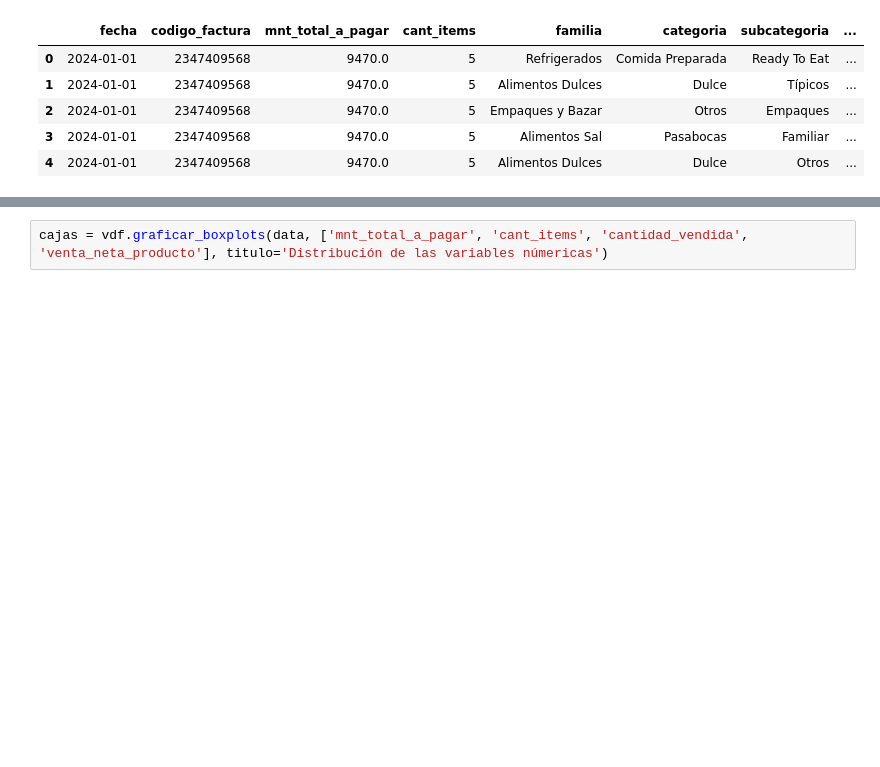
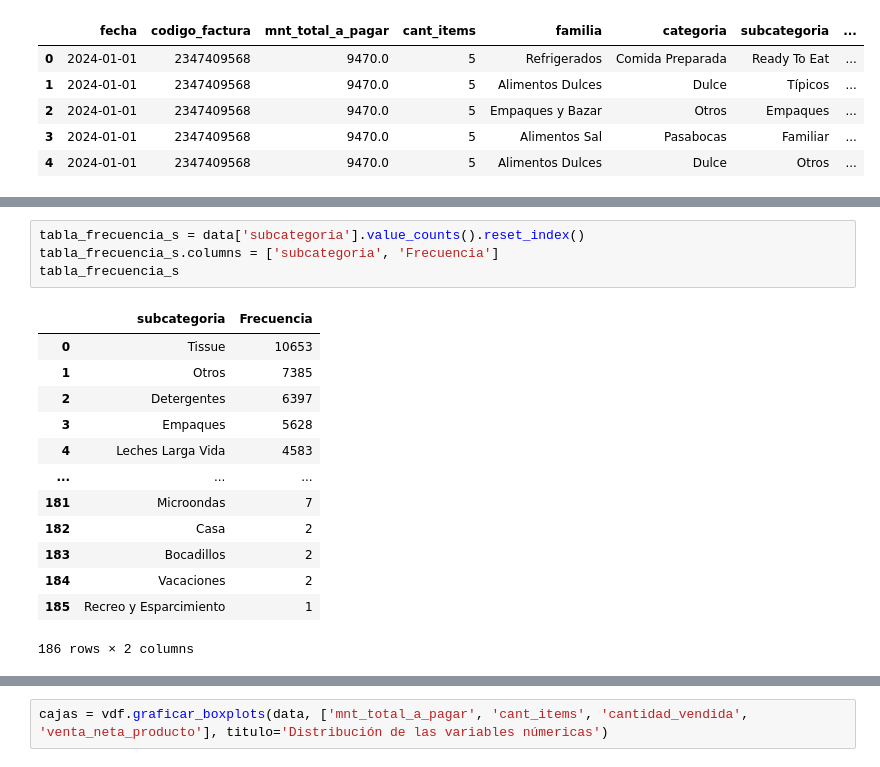
Before and after one commit to ZabakJL/ProyectoMiniMarket, a Jupyter notebook: notebooks/01_data_exploration.ipynb, the cells around one changed output, grey strips where cells are left out. Saved outputs shown, nothing was run; the diff lists cells and outputs as text; blank space fills up the shorter version.

```diff
--- a/notebooks/01_data_exploration.ipynb
+++ b/notebooks/01_data_exploration.ipynb
@@ -96,3 +136,21 @@ data.head(5)
+# %%
+tabla_frecuencia_s = data['subcategoria'].value_counts().reset_index()
+tabla_frecuencia_s.columns = ['subcategoria', 'Frecuencia']
+tabla_frecuencia_s
+# %% [output]
+|  | subcategoria | Frecuencia |
+| 0 | Tissue | 10653 |
+| 1 | Otros | 7385 |
+| 2 | Detergentes | 6397 |
+| 3 | Empaques | 5628 |
+| 4 | Leches Larga Vida | 4583 |
+| ... | ... | ... |
+| 181 | Microondas | 7 |
+| 182 | Casa | 2 |
+| 183 | Bocadillos | 2 |
+| 184 | Vacaciones | 2 |
+| 185 | Recreo y Esparcimiento | 1 |
+186 rows × 2 columns
 # %%
 # Estadísticas generales
 data.describe().round(2)
```
Also changed, not shown: parts of 4 cells of this notebook, 3 other files.
